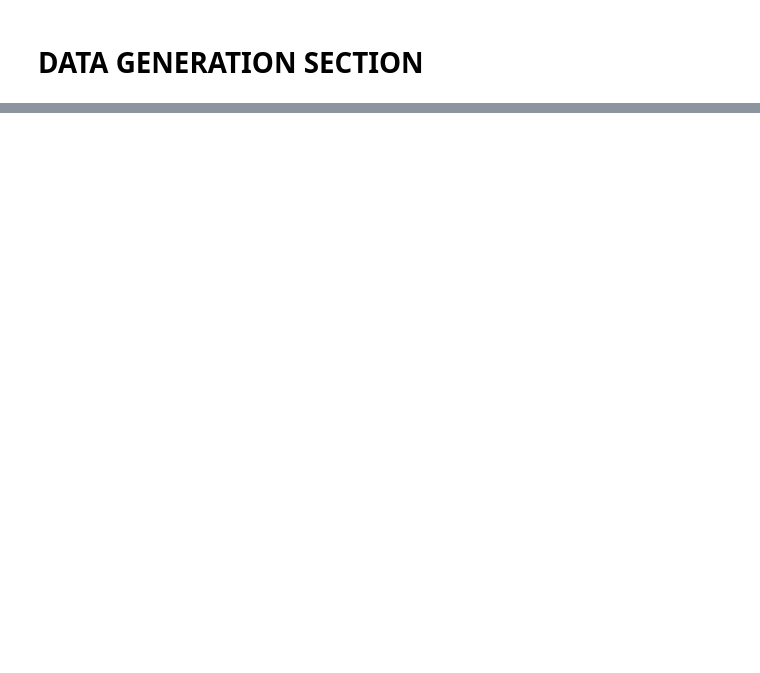
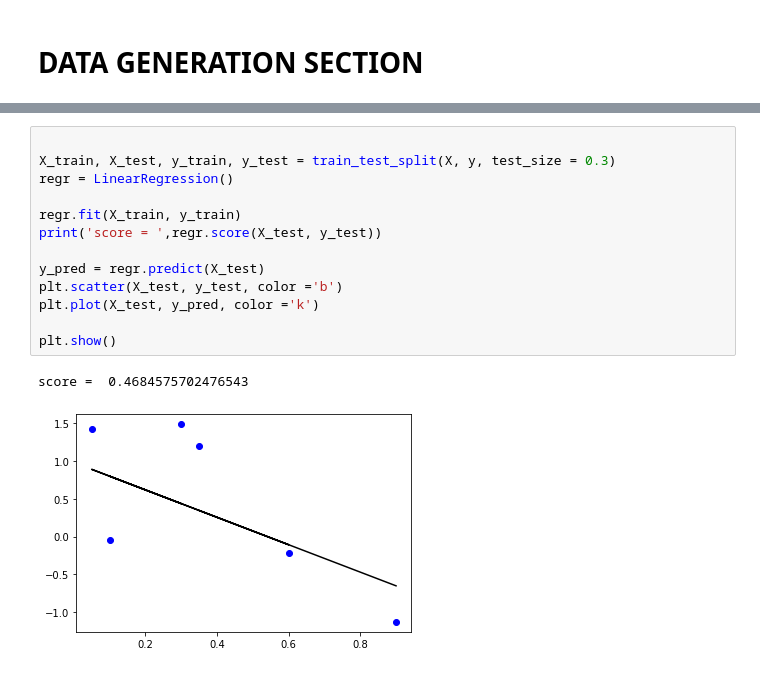
Before and after one commit to rohandesai-028/ML-Assignment-, a Jupyter notebook: Regression.ipynb, the cells around one changed output, grey strips where cells are left out. Cells and saved outputs as stored; diff of their text form; blank space fills up the shorter version.

```diff
--- a/Regression.ipynb
+++ b/Regression.ipynb
@@ -29,0 +46,16 @@ print(data)
+# %%
+
+X_train, X_test, y_train, y_test = train_test_split(X, y, test_size = 0.3)
+regr = LinearRegression()
+
+regr.fit(X_train, y_train)
+print('score = ',regr.score(X_test, y_test))
+
+y_pred = regr.predict(X_test)
+plt.scatter(X_test, y_test, color ='b')
+plt.plot(X_test, y_pred, color ='k')
+
+plt.show()
+# %% [output]
+score =  0.4684575702476543
+[figure, added]
```
Also changed, not shown: parts of 5 cells of this notebook.
